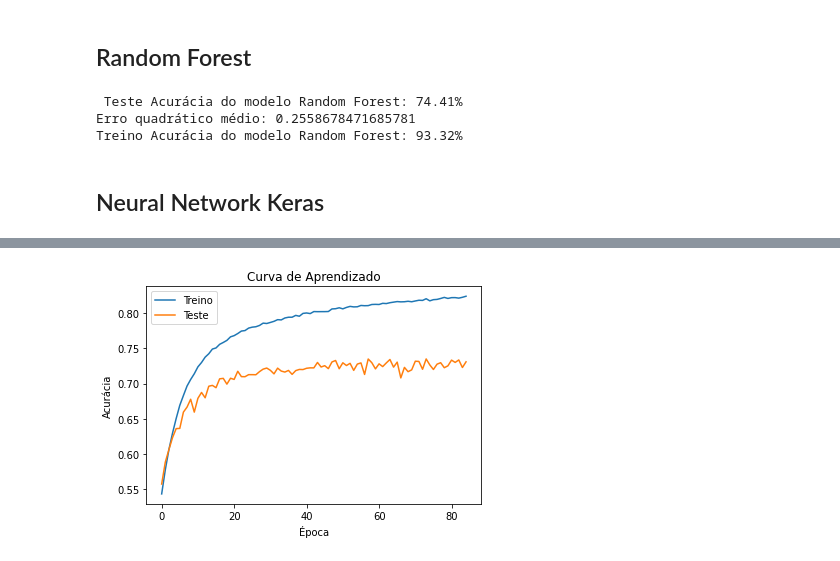
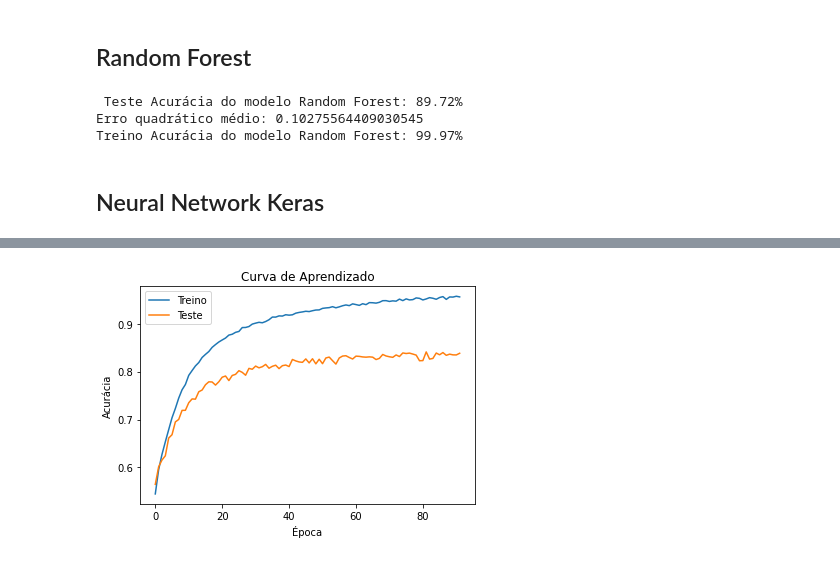
Before and after one commit to nathancarlos22/eo-fut-live, a Jupyter notebook: src/nc-model-pred-live.ipynb, the cells around one changed output, grey strips where cells are left out. Saved outputs shown, nothing was run; the diff lists cells and outputs as text; code cells hidden in the pictures.

Commit message:
Update model files

```diff
--- a/src/nc-model-pred-live.ipynb
+++ b/src/nc-model-pred-live.ipynb
@@ -178,4 +92,7 @@ Spain - Primera División
 # %%
+for league in leagues_opta:
+    print(league)
+
 name_mapping = {
     'England - Premier League': 'England - Premier League',
     'Germany - Bundesliga': 'Germany - Bundesliga',
@@ -244,5 +161,5 @@ print(len(name_mapping))
 print(len(leagues_opta))
 
 # Atualize os nomes das ligas em df05ht
-df05ht['league'] = df05ht['league'].replace(name_mapping)
+df['league'] = df['league'].replace(name_mapping)
 # %% [output]
@@ -389,5 +295,0 @@ df.shape
-# %%
-df = df.sort_values('minute').reset_index(drop=True)
-# df.to_csv('data_live_scores_balanced.csv', index=False)
-# df = pd.read_csv('data_live_scores_balanced.csv')
-# df = pd.read_csv('data_live_scores.csv')
@@ -426,12 +298,13 @@ Index(['minute', 'homeTeam', 'awayTeam', 'league', 'corners_home',
 # %%
 # Separando os dados em características e variável alvo
-# X = df.drop(columns=['result', 'homeTeam', 'awayTeam', 'match_id'])
-X = df.drop(columns=['result', 'match_id'])
+X = df.drop(columns=['result', 'homeTeam', 'awayTeam', 'match_id'])
+# X = df.drop(columns=['result','league', 'match_id'])
 y = df['result']
 
 # Definindo as colunas numéricas e categóricas
 numeric_features = X.select_dtypes(exclude=['object']).columns.tolist()
-categorical_features = ['homeTeam', 'awayTeam']
+# categorical_features = ['homeTeam', 'awayTeam']
+categorical_features = ['league']
 
 # Criando o transformador de colunas
 preprocessor = ColumnTransformer(
@@ -624,9 +471,7 @@ stackedensemble prediction progress: |██████████████
 # import accuracy_score
 from sklearn.metrics import accuracy_score
 
-
-
-rfc = RandomForestClassifier(n_estimators=100, random_state=42, n_jobs=-1)
+rfc = RandomForestClassifier(n_estimators=100)
 
 # # # Treinando o modelo com os melhores hiperparâmetros
 rfc.fit(X_train, y_train)
@@ -642,9 +487,9 @@ print(f"Treino Acurácia do modelo Random Forest: {rfc.score(X_train, y_train) *
 with open(f'random_forestht.pkl', 'wb') as f:
     pickle.dump(rfc, f)
 # %% [output]
- Teste Acurácia do modelo Random Forest: 74.41%
-Erro quadrático médio: 0.2558678471685781
-Treino Acurácia do modelo Random Forest: 93.32%
+ Teste Acurácia do modelo Random Forest: 89.72%
+Erro quadrático médio: 0.10275564409030545
+Treino Acurácia do modelo Random Forest: 99.97%
 # %% [markdown]
 ## Neural Network Keras
 # %%
@@ -666,7 +511,7 @@ model.add(Dense(1, activation='sigmoid'))  # Binary classification
 optimizer = Adam(learning_rate=0.001)
 model.compile(loss='binary_crossentropy',
             optimizer=optimizer,
-            metrics=['accuracy', 'Precision', 'Recall'])
+            metrics=['accuracy', 'Recall'])
 
 
 
@@ -721 +566 @@ Accuracy on test set: 0.7308812141418457
-[figure, old version]
+[figure, new version]
```
Also changed, not shown: parts of 45 cells of this notebook, 3 other files.
